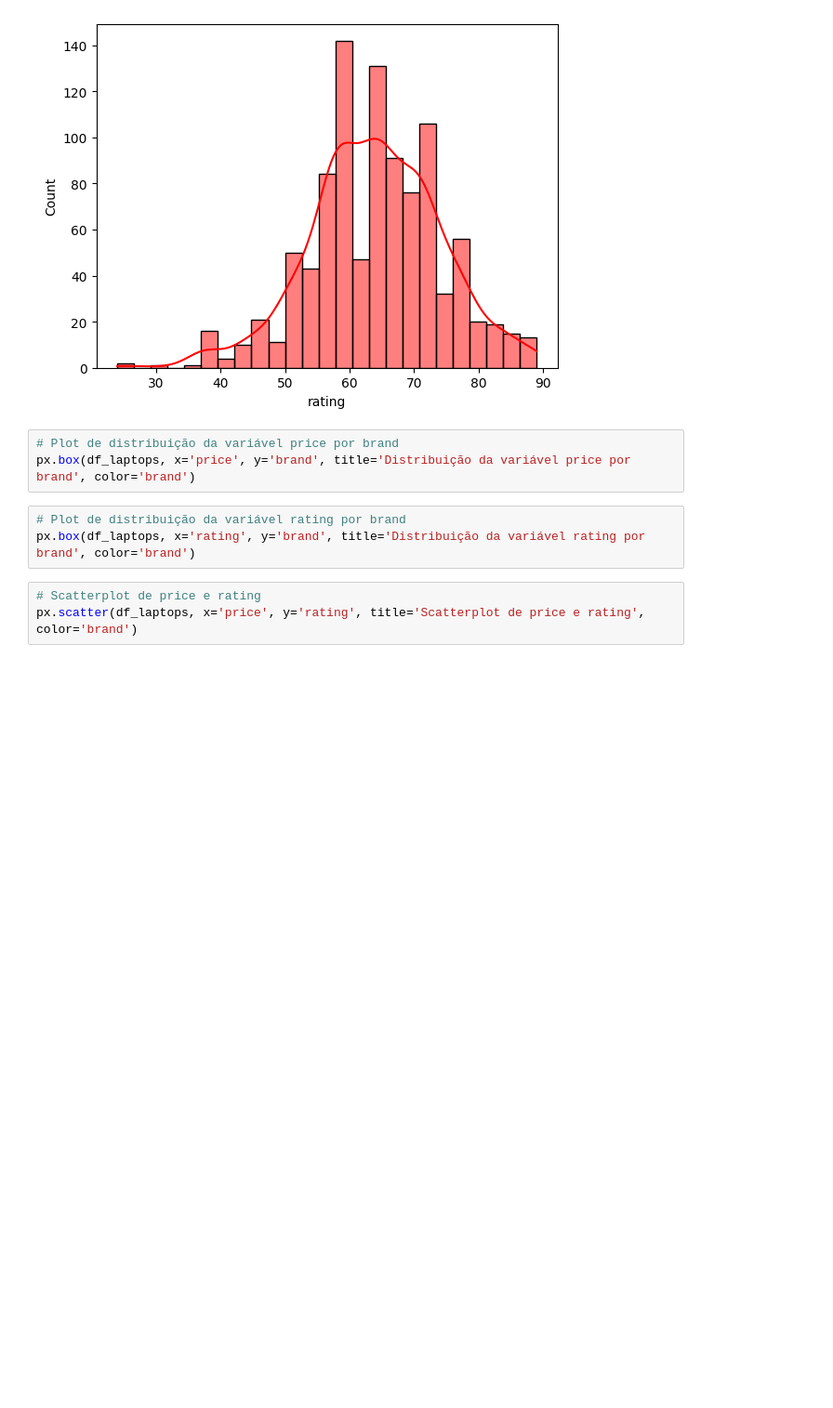
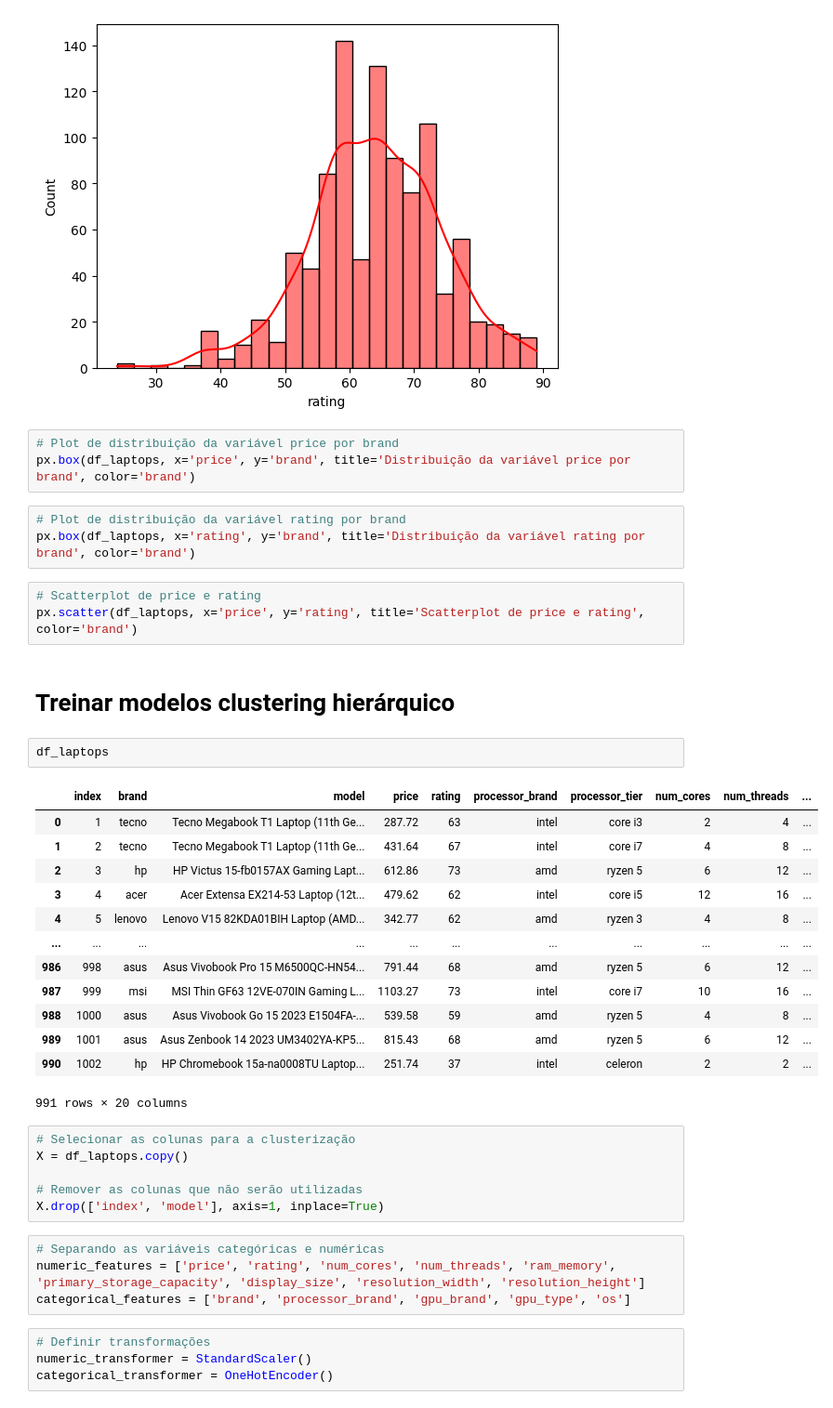
Before and after one commit to angelomedeiros/formacao-ia-clusterizacao-hierarquica, a Jupyter notebook: cluesterizacao_laptops.ipynb, the cells around one changed output. Shown at 93% size. Saved outputs shown, nothing was run; the diff lists cells and outputs as text; blank space fills up the shorter version.

Commit message:
feat: Transformar Dados para o Modelo

```diff
--- a/cluesterizacao_laptops.ipynb
+++ b/cluesterizacao_laptops.ipynb
@@ -162,3 +162,35 @@ px.box(df_laptops, x='rating', y='brand', title='Distribuição da variável rat
 # %%
 # Scatterplot de price e rating
 px.scatter(df_laptops, x='price', y='rating', title='Scatterplot de price e rating', color='brand')
+# %% [markdown]
+# Treinar modelos clustering hierárquico
+# %%
+df_laptops
+# %% [output]
+|  | index | brand | model | price | rating | processor_brand | processor_tier | num_cores | num_threads | ... |
+| 0 | 1 | tecno | Tecno Megabook T1 Laptop (11th Ge... | 287.72 | 63 | intel | core i3 | 2 | 4 | ... |
+| 1 | 2 | tecno | Tecno Megabook T1 Laptop (11th Ge... | 431.64 | 67 | intel | core i7 | 4 | 8 | ... |
+| 2 | 3 | hp | HP Victus 15-fb0157AX Gaming Lapt... | 612.86 | 73 | amd | ryzen 5 | 6 | 12 | ... |
+| 3 | 4 | acer | Acer Extensa EX214-53 Laptop (12t... | 479.62 | 62 | intel | core i5 | 12 | 16 | ... |
+| 4 | 5 | lenovo | Lenovo V15 82KDA01BIH Laptop (AMD... | 342.77 | 62 | amd | ryzen 3 | 4 | 8 | ... |
+| ... | ... | ... | ... | ... | ... | ... | ... | ... | ... | ... |
+| 986 | 998 | asus | Asus Vivobook Pro 15 M6500QC-HN54... | 791.44 | 68 | amd | ryzen 5 | 6 | 12 | ... |
+| 987 | 999 | msi | MSI Thin GF63 12VE-070IN Gaming L... | 1103.27 | 73 | intel | core i7 | 10 | 16 | ... |
+| 988 | 1000 | asus | Asus Vivobook Go 15 2023 E1504FA-... | 539.58 | 59 | amd | ryzen 5 | 4 | 8 | ... |
+| 989 | 1001 | asus | Asus Zenbook 14 2023 UM3402YA-KP5... | 815.43 | 68 | amd | ryzen 5 | 6 | 12 | ... |
+| 990 | 1002 | hp | HP Chromebook 15a-na0008TU Laptop... | 251.74 | 37 | intel | celeron | 2 | 2 | ... |
+991 rows × 20 columns
+# %%
+# Selecionar as colunas para a clusterização
+X = df_laptops.copy()
+
+# Remover as colunas que não serão utilizadas
+X.drop(['index', 'model'], axis=1, inplace=True)
+# %%
+# Separando as variáveis categóricas e numéricas
+numeric_features = ['price', 'rating', 'num_cores', 'num_threads', 'ram_memory', 'primary_storage_capacity', 'display_size', 'resolution_width', 'resolution_height']
+categorical_features = ['brand', 'processor_brand', 'gpu_brand', 'gpu_type', 'os']
+# %%
+# Definir transformações
+numeric_transformer = StandardScaler()
+categorical_transformer = OneHotEncoder()
```
Also changed, not shown: parts of 3 cells of this notebook.
